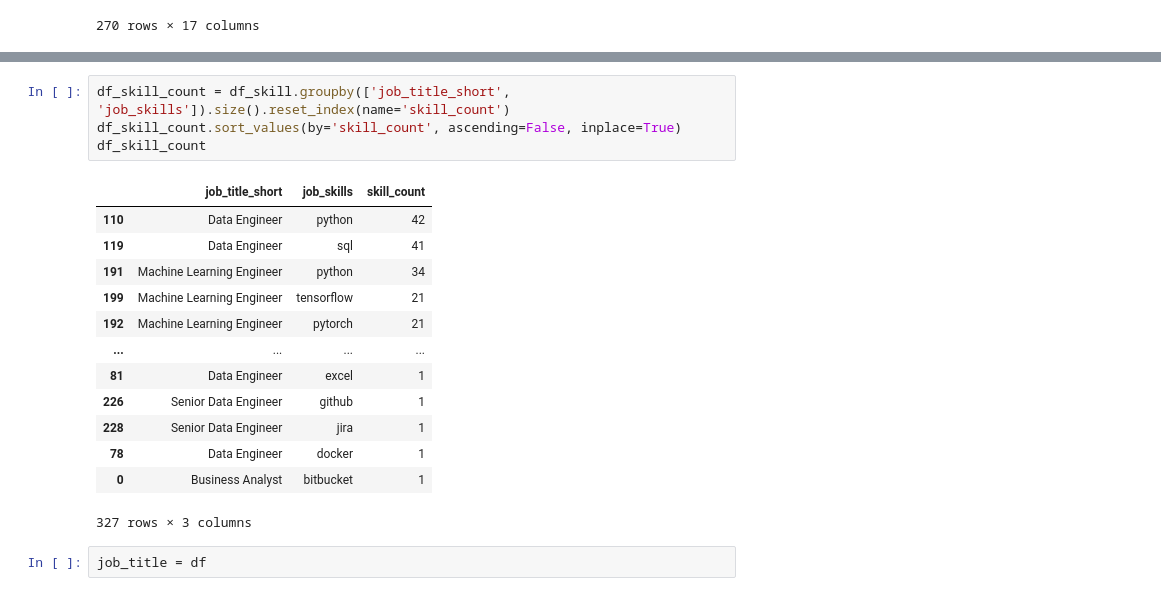
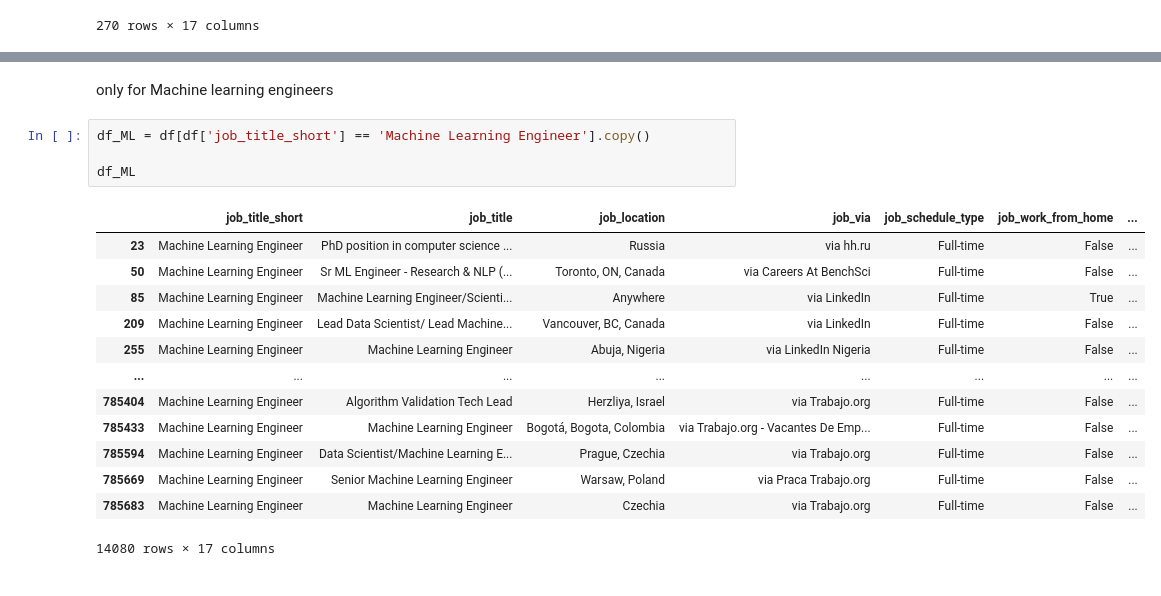
Before and after one commit to rajendrashrest111/python_data_project, a Jupyter notebook: 3_Project/2_Skil_Demand.ipynb, the cells around one changed output, grey strips where cells are left out. Cells and saved outputs as stored; diff of their text form.

```diff
--- a/3_Project/2_Skil_Demand.ipynb
+++ b/3_Project/2_Skil_Demand.ipynb
@@ -223,20 +206,20 @@ df_skill[['job_skills', 'job_title_short']]
-# %%
-df_skill_count = df_skill.groupby(['job_title_short', 'job_skills']).size().reset_index(name='skill_count')
-df_skill_count.sort_values(by='skill_count', ascending=False, inplace=True)
-df_skill_count
-# %% [output]
-|  | job_title_short | job_skills | skill_count |
-| 110 | Data Engineer | python | 42 |
-| 119 | Data Engineer | sql | 41 |
-| 191 | Machine Learning Engineer | python | 34 |
-| 199 | Machine Learning Engineer | tensorflow | 21 |
-| 192 | Machine Learning Engineer | pytorch | 21 |
-| ... | ... | ... | ... |
-| 81 | Data Engineer | excel | 1 |
-| 226 | Senior Data Engineer | github | 1 |
-| 228 | Senior Data Engineer | jira | 1 |
-| 78 | Data Engineer | docker | 1 |
-| 0 | Business Analyst | bitbucket | 1 |
-327 rows × 3 columns
+# %% [markdown]
+ only for Machine learning engineers
 # %%
-job_title = df
+df_ML = df[df['job_title_short'] == 'Machine Learning Engineer'].copy()
+
+df_ML
+# %% [output]
+|  | job_title_short | job_title | job_location | job_via | job_schedule_type | job_work_from_home | ... |
+| 23 | Machine Learning Engineer | PhD position in computer science ... | Russia | via hh.ru | Full-time | False | ... |
+| 50 | Machine Learning Engineer | Sr ML Engineer - Research & NLP (... | Toronto, ON, Canada | via Careers At BenchSci | Full-time | False | ... |
+| 85 | Machine Learning Engineer | Machine Learning Engineer/Scienti... | Anywhere | via LinkedIn | Full-time | True | ... |
+| 209 | Machine Learning Engineer | Lead Data Scientist/ Lead Machine... | Vancouver, BC, Canada | via LinkedIn | Full-time | False | ... |
+| 255 | Machine Learning Engineer | Machine Learning Engineer | Abuja, Nigeria | via LinkedIn Nigeria | Full-time | False | ... |
+| ... | ... | ... | ... | ... | ... | ... | ... |
+| 785404 | Machine Learning Engineer | Algorithm Validation Tech Lead | Herzliya, Israel | via Trabajo.org | Full-time | False | ... |
+| 785433 | Machine Learning Engineer | Machine Learning Engineer | Bogotá, Bogota, Colombia | via Trabajo.org - Vacantes De Emp... | Full-time | False | ... |
+| 785594 | Machine Learning Engineer | Data Scientist/Machine Learning E... | Prague, Czechia | via Trabajo.org | Full-time | False | ... |
+| 785669 | Machine Learning Engineer | Senior Machine Learning Engineer | Warsaw, Poland | via Praca Trabajo.org | Full-time | False | ... |
+| 785683 | Machine Learning Engineer | Machine Learning Engineer | Czechia | via Trabajo.org | Full-time | False | ... |
+14080 rows × 17 columns
```
Also changed, not shown: parts of 7 cells of this notebook, 2 other files.
